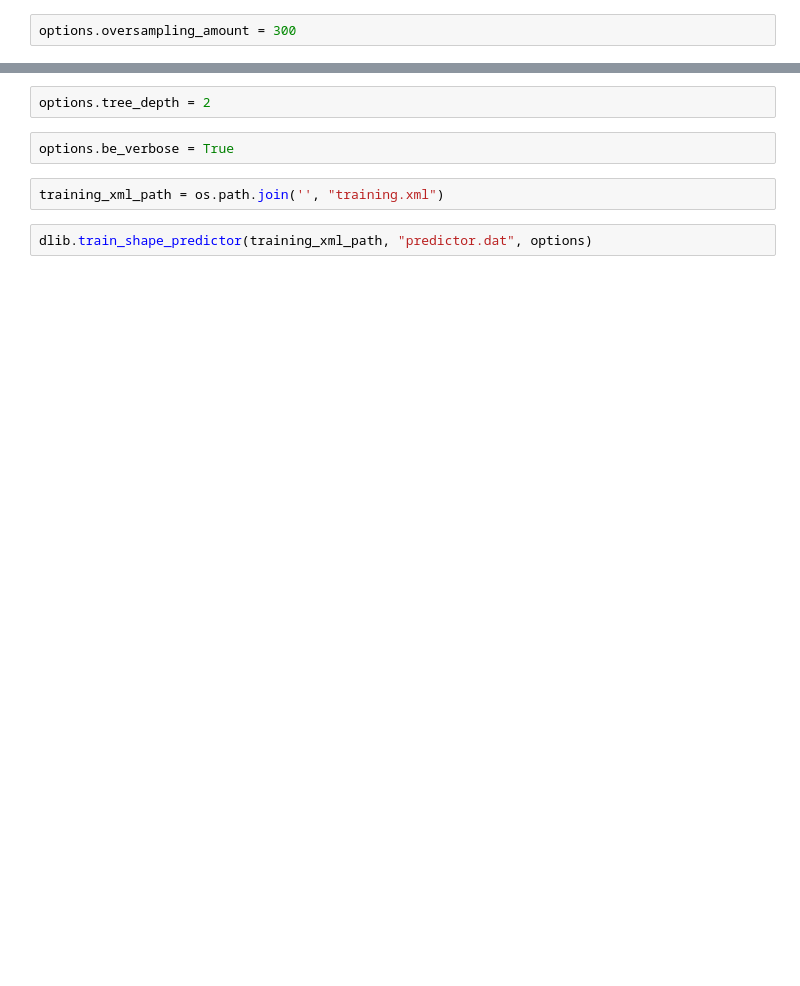
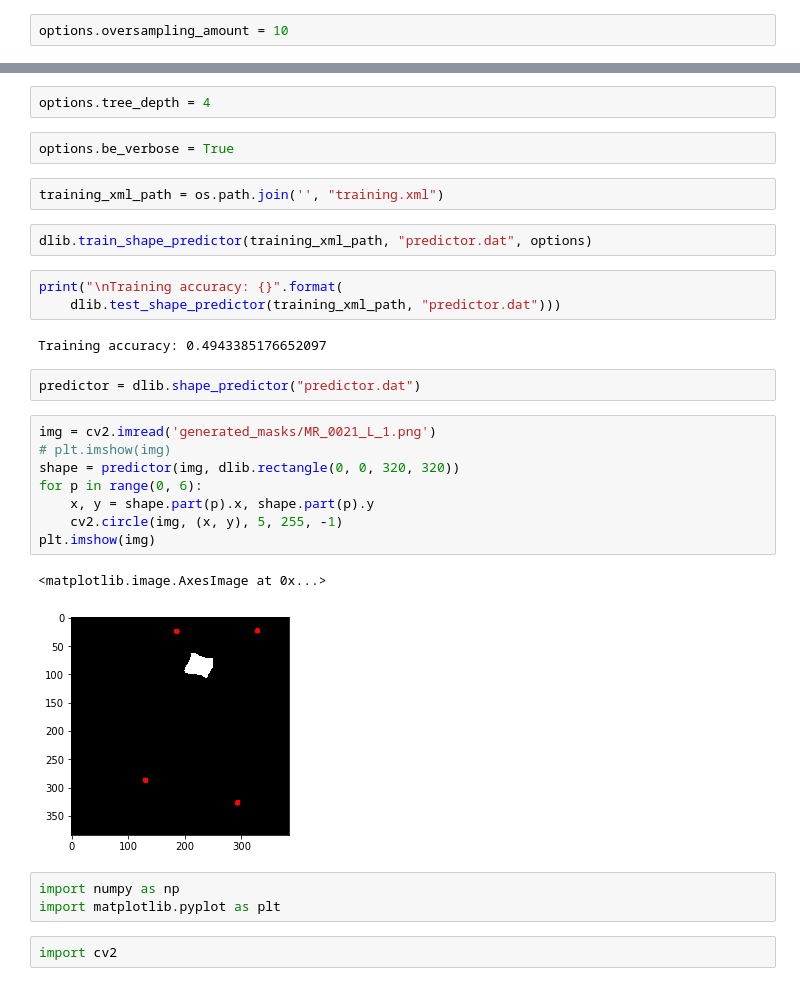
Before and after one commit to abhisuri97/spine-segmentation, a Jupyter notebook: dlib.ipynb, the cells around one changed output, grey strips where cells are left out. Saved outputs shown, nothing was run; the diff lists cells and outputs as text; blank space fills up the shorter version.

```diff
--- a/dlib.ipynb
+++ b/dlib.ipynb
@@ -20,14 +13,37 @@ import dlib
 # %%
 options = dlib.shape_predictor_training_options()
 # %%
-options.oversampling_amount = 300
+options.oversampling_amount = 10
 # %%
 options.nu = 0.05
 # %%
-options.tree_depth = 2
+options.tree_depth = 4
 # %%
 options.be_verbose = True
 # %%
 training_xml_path = os.path.join('', "training.xml")
 # %%
 dlib.train_shape_predictor(training_xml_path, "predictor.dat", options)
+# %%
+print("\nTraining accuracy: {}".format(
+    dlib.test_shape_predictor(training_xml_path, "predictor.dat")))
+# %% [output]
+Training accuracy: 0.4943385176652097
+# %%
+predictor = dlib.shape_predictor("predictor.dat")
+# %%
+img = cv2.imread('generated_masks/MR_0021_L_1.png')
+# plt.imshow(img)
+shape = predictor(img, dlib.rectangle(0, 0, 320, 320))
+for p in range(0, 6):
+    x, y = shape.part(p).x, shape.part(p).y
+    cv2.circle(img, (x, y), 5, 255, -1)
+plt.imshow(img)
+# %% [output]
+<matplotlib.image.AxesImage at 0x...>
+[figure, added]
+# %%
+import numpy as np
+import matplotlib.pyplot as plt
+# %%
+import cv2
```
Also changed, not shown: parts of 5 cells of this notebook, 17 other files.
